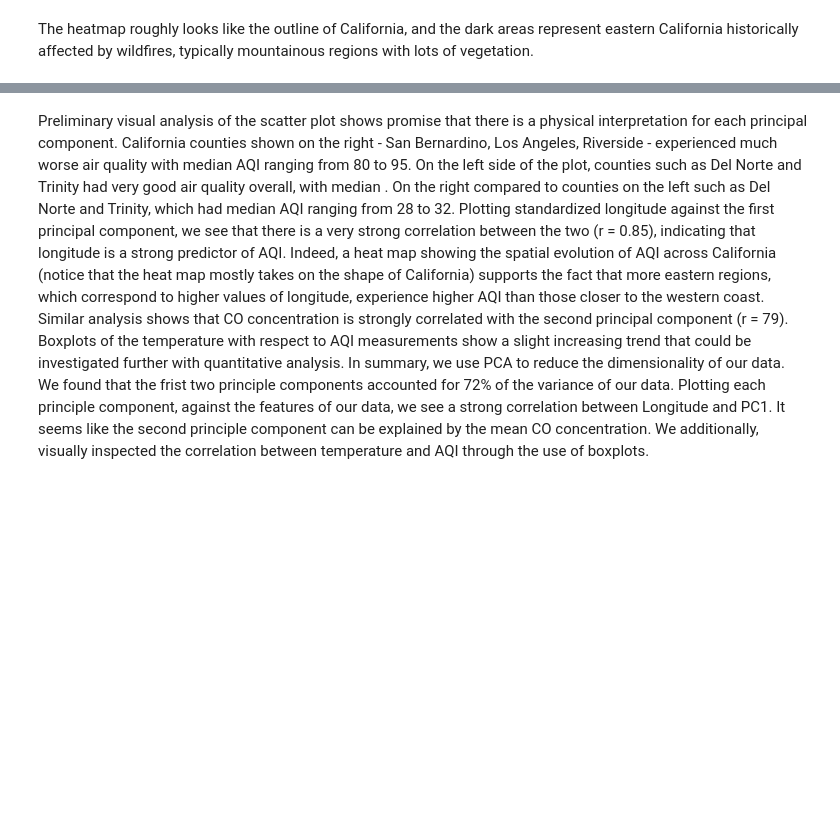
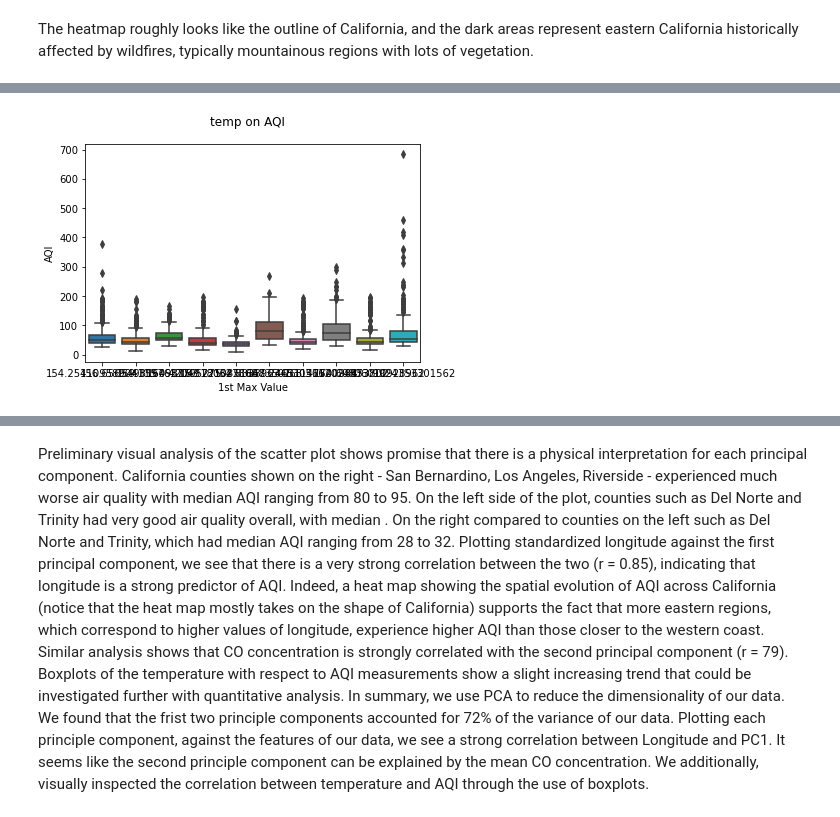
Before and after one commit to zimine/Data200-project, a Jupyter notebook: EDA_grad_project_wind.ipynb, the cells around one changed output, grey strips where cells are left out. Cells and saved outputs as stored; diff of their text form; code cells hidden in the pictures; blank space fills up the shorter version.

```diff
--- a/EDA_grad_project_wind.ipynb
+++ b/EDA_grad_project_wind.ipynb
@@ -627,23 +669,25 @@ TypeError: Index(...) must be called with a collection of some kind, 'Mean Temp'
 # %%
 ######Code for EDA Temp boxplot#####################
 ###############################################
 ###Trying out with addtion of temp
 #data setup with Long and Lat
 ca_annual = epa_data.get('annual_county_aqi')[epa_data.get('annual_county_aqi')['State'] == 'California']
 ca_daily = epa_data_CA_merged
 ca_merged_coords = ca_daily.merge(right=ca_annual, how='left', left_on='county Name', right_on='County')
 cols = ['AQI','Longitude','Latitude','Good Days','Moderate Days','Unhealthy for Sensitive Groups Days','Unhealthy Days','Very Unhealthy Days','Hazardous Days','Max AQI','90th Percentile AQI','Median AQI','Days CO','Days NO2','Days Ozone','Days SO2','Days PM2.5','Days PM10']
-ca_grouped_coords2 = ca_merged_coords.groupby(['county Name','Month']).mean(cols)[cols]
+ca_grouped_coords2 = ca_merged_coords[cols+['county Name','Month']].groupby(['county Name','Month']).mean()
 #restrict to CA
 temp_df = epa_data.get('daily_wind')
 temp_df = temp_df[temp_df['State Name'] == 'California']
 temp_df = temp_df[['Observation Count', 'Units of Measure', 'Date Local','1st Max Value','County Name','1st Max Hour','Sample Duration',\
          'Datum']].groupby('County Name').agg({'Observation Count':'mean','Units of Measure':'first','1st Max Value':'mean','Sample Duration':'first','Datum':'first'})
 ca_merged_coords_temp = ca_merged_coords.merge(right=temp_df,how='left', left_on='county Name', right_on='County Name')
 ca_merged_coords_temp
 data = ca_merged_coords_temp.head(5000)
 ax = sns.boxplot(x="1st Max Value", y="AQI", data=data)
 plt.suptitle("temp on AQI");
+# %% [output]
+[figure, added]
 # %%
 def bucket_temp(table, aggfunc, resolution):
     temp_buckets = np.sort(np.linspace(table['1st Max Value'].min(), table['1st Max Value'].max(), num=resolution, endpoint=False))
```
Also changed, not shown: parts of 5 cells of this notebook.
